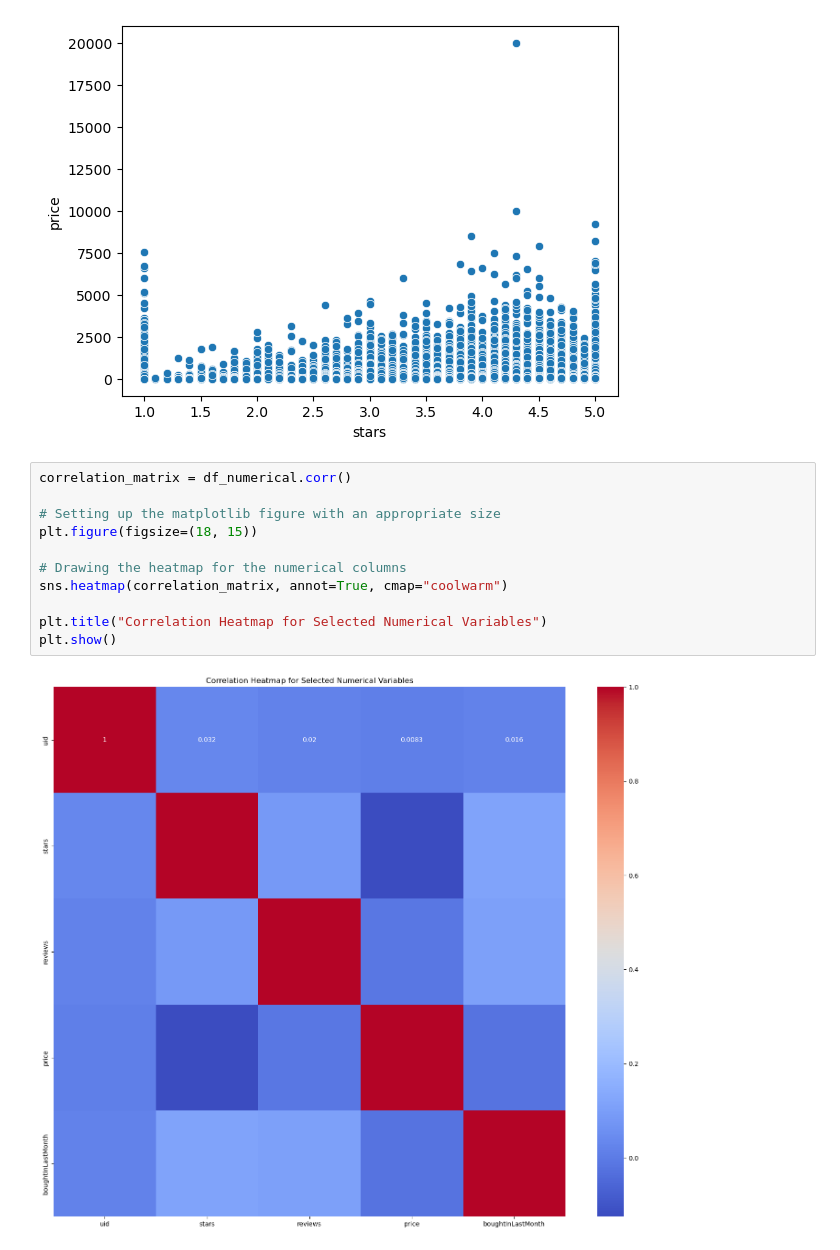
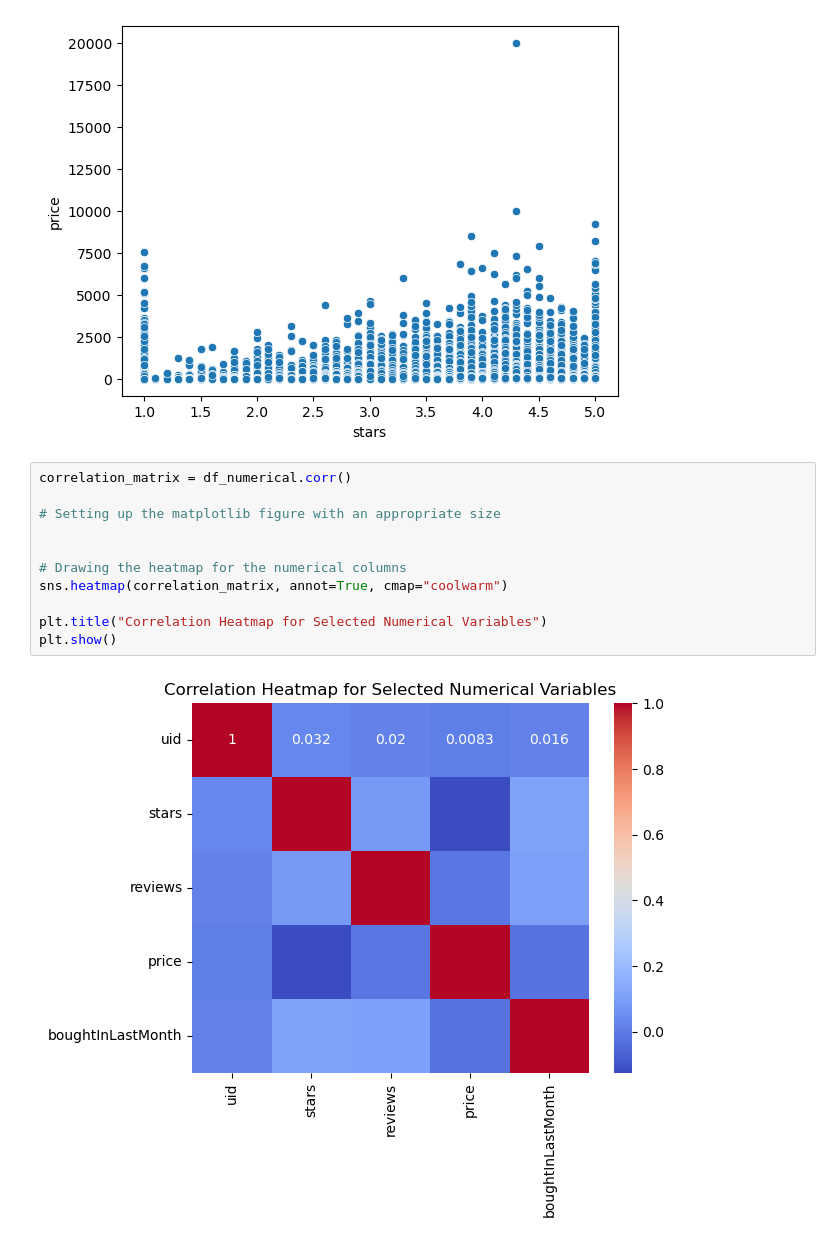
Before and after one commit to data-bootcamp-v4/lab-eda-bivariate, a Jupyter notebook: Untitled2.ipynb, the cells around one changed output. Saved outputs shown, nothing was run; the diff lists cells and outputs as text.

```diff
--- a/Untitled2.ipynb
+++ b/Untitled2.ipynb
@@ -316,13 +316,13 @@ sns.scatterplot(data=df_filtered, x='stars', y='price')
 # %%
 correlation_matrix = df_numerical.corr()
 
 # Setting up the matplotlib figure with an appropriate size
-plt.figure(figsize=(18, 15))
+
 
 # Drawing the heatmap for the numerical columns
 sns.heatmap(correlation_matrix, annot=True, cmap="coolwarm")
 
 plt.title("Correlation Heatmap for Selected Numerical Variables")
 plt.show()
 # %% [output]
-[figure, old version]
+[figure, new version]
```
